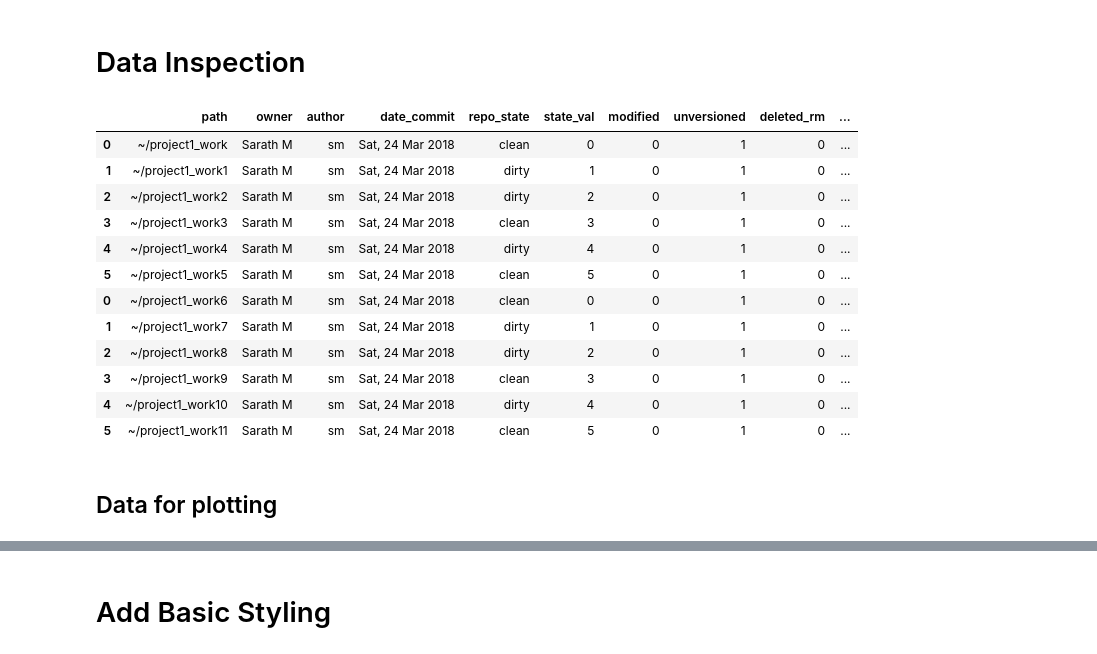
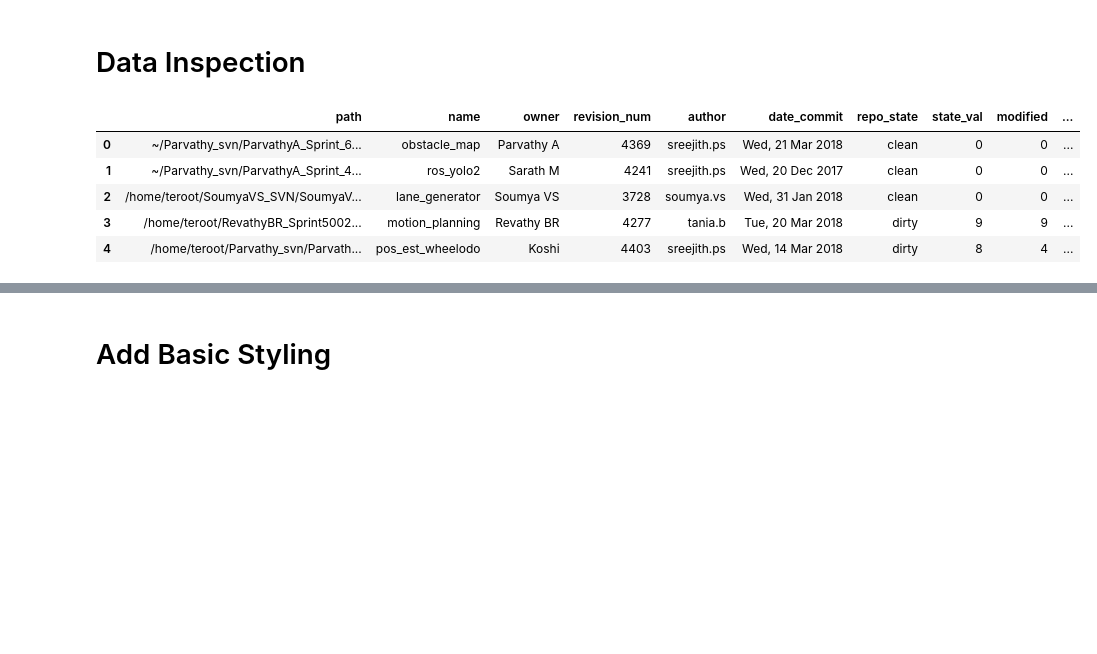
Before and after one commit to SarathM1/svn_scripts, a Jupyter notebook: bokeh_plot.ipynb, the cells around one changed output, grey strips where cells are left out. Cells and saved outputs as stored; diff of their text form; code cells hidden in the pictures; blank space fills up the shorter version.

```diff
--- a/bokeh_plot.ipynb
+++ b/bokeh_plot.ipynb
@@ -19,23 +23,12 @@ df_overview = pd.read_csv('./repo_status.csv', index_col=0)
 # %%
-# df_overview['state_val'] = df_overview['modified'] + df_overview['unversioned'] + df_overview['deleted_rm'] + df_overview['deleted_svn']
-df_overview['state_val'] = df_overview['revision_num']
+df_overview['state_val'] = df_overview['modified'] + df_overview['unversioned'] + df_overview['deleted_rm'] + df_overview['deleted_svn']
 # %%
-df_main = df_overview[['path', 'owner', 'author', 'date_commit', 'repo_state', 'state_val','modified', 'unversioned', 'deleted_rm', 'deleted_svn']]
+df_main = df_overview[['path', 'name','owner', 'revision_num','author', 'date_commit', 'repo_state', 'state_val','modified', 'unversioned', 'deleted_rm', 'deleted_svn']]
 df_main
-#df_overview.head()
 # %% [output]
-|  | path | owner | author | date_commit | repo_state | state_val | modified | unversioned | deleted_rm | ... |
-| 0 | ~/project1_work | Sarath M | sm | Sat, 24 Mar 2018 | clean | 0 | 0 | 1 | 0 | ... |
-| 1 | ~/project1_work1 | Sarath M | sm | Sat, 24 Mar 2018 | dirty | 1 | 0 | 1 | 0 | ... |
-| 2 | ~/project1_work2 | Sarath M | sm | Sat, 24 Mar 2018 | dirty | 2 | 0 | 1 | 0 | ... |
-| 3 | ~/project1_work3 | Sarath M | sm | Sat, 24 Mar 2018 | clean | 3 | 0 | 1 | 0 | ... |
-| 4 | ~/project1_work4 | Sarath M | sm | Sat, 24 Mar 2018 | dirty | 4 | 0 | 1 | 0 | ... |
-| 5 | ~/project1_work5 | Sarath M | sm | Sat, 24 Mar 2018 | clean | 5 | 0 | 1 | 0 | ... |
-| 0 | ~/project1_work6 | Sarath M | sm | Sat, 24 Mar 2018 | clean | 0 | 0 | 1 | 0 | ... |
-| 1 | ~/project1_work7 | Sarath M | sm | Sat, 24 Mar 2018 | dirty | 1 | 0 | 1 | 0 | ... |
-| 2 | ~/project1_work8 | Sarath M | sm | Sat, 24 Mar 2018 | dirty | 2 | 0 | 1 | 0 | ... |
-| 3 | ~/project1_work9 | Sarath M | sm | Sat, 24 Mar 2018 | clean | 3 | 0 | 1 | 0 | ... |
-| 4 | ~/project1_work10 | Sarath M | sm | Sat, 24 Mar 2018 | dirty | 4 | 0 | 1 | 0 | ... |
-| 5 | ~/project1_work11 | Sarath M | sm | Sat, 24 Mar 2018 | clean | 5 | 0 | 1 | 0 | ... |
+|  | path | name | owner | revision_num | author | date_commit | repo_state | state_val | modified | ... |
+| 0 | ~/Parvathy_svn/ParvathyA_Sprint_6... | obstacle_map | Parvathy A | 4369 | sreejith.ps | Wed, 21 Mar 2018 | clean | 0 | 0 | ... |
+| 1 | ~/Parvathy_svn/ParvathyA_Sprint_4... | ros_yolo2 | Sarath M | 4241 | sreejith.ps | Wed, 20 Dec 2017 | clean | 0 | 0 | ... |
+| 2 | /home/teroot/SoumyaVS_SVN/SoumyaV... | lane_generator | Soumya VS | 3728 | soumya.vs | Wed, 31 Jan 2018 | clean | 0 | 0 | ... |
+| 3 | /home/teroot/RevathyBR_Sprint5002... | motion_planning | Revathy BR | 4277 | tania.b | Tue, 20 Mar 2018 | dirty | 9 | 9 | ... |
+| 4 | /home/teroot/Parvathy_svn/Parvath... | pos_est_wheelodo | Koshi | 4403 | sreejith.ps | Wed, 14 Mar 2018 | dirty | 8 | 4 | ... |
-# %% [markdown]
-## Data for plotting
```
Also changed, not shown: parts of 21 cells of this notebook, 4 other files.
